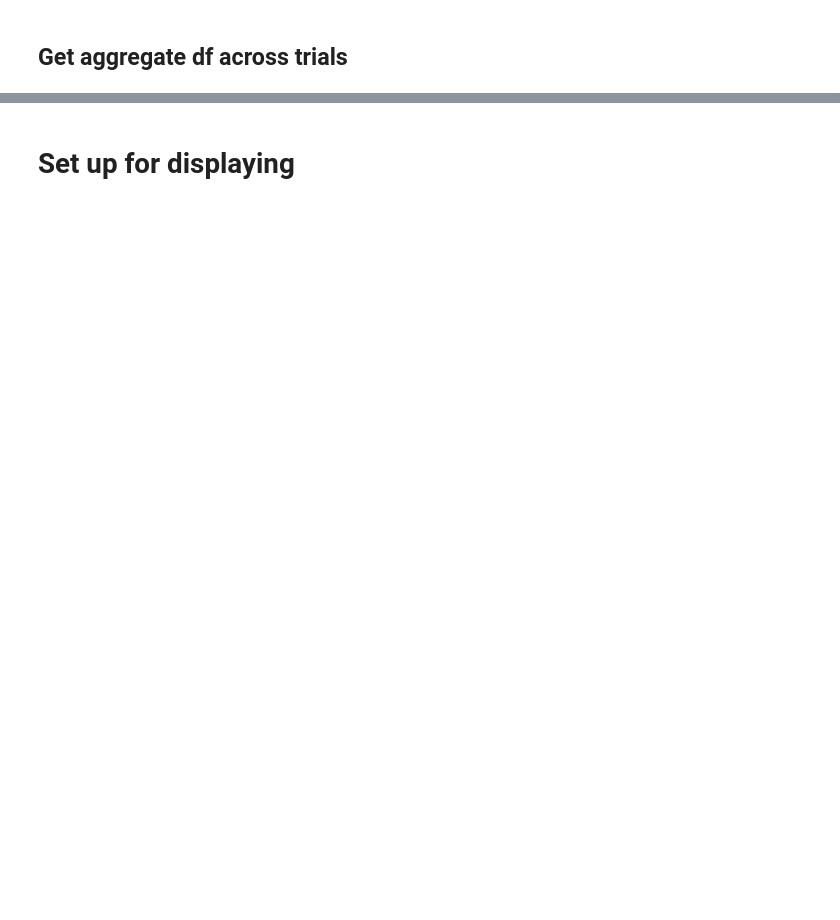
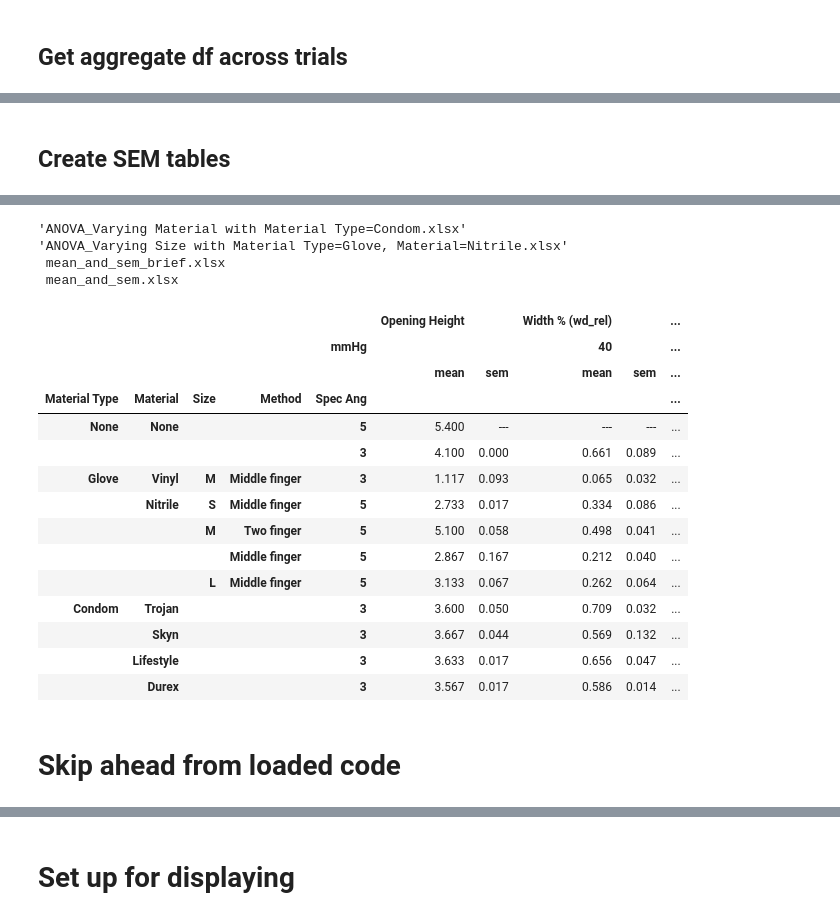
Before and after one commit to ryerrabelli/SpeculumAnalysis, a Jupyter notebook: src/notebooks/Labelbox_analysis.ipynb, the cells around one changed output, grey strips where cells are left out. Drawn from its saved outputs; the diff is of its cells as text; code cells hidden in the pictures; blank space fills up the shorter version.

```diff
--- a/src/notebooks/Labelbox_analysis.ipynb
+++ b/src/notebooks/Labelbox_analysis.ipynb
@@ -332,0 +336,27 @@ df_agg_long_flat.to_csv("data/04_aggregated/combined_df_agg_long_flat.csv")
+# %% [markdown]
+## Create SEM tables
+# %%
+#df_wide.groupby("Trial").agg(np.mean)
+#df_wide.groupby(["Size","Material","Method"]).agg([np.mean, scipy.stats.sem, np.std, np.min, np.median, np.max, np.count_nonzero], ddof=1)
+df_agg_wide = df_wide.groupby(["Speculum Type","Material Type","Material","Size","Method","Spec Ang","Spec Ht",]).agg([np.count_nonzero, np.mean, scipy.stats.sem], ddof=1)
+df_agg_wide = df_agg_wide.rename(columns={"count_nonzero":"N nonzero"}).sort_index(ascending=False)
+
+df_agg_wide_brief = df_wide.groupby(["Material Type","Material","Size","Method","Spec Ang"]).agg([np.mean, scipy.stats.sem], ddof=1)
+df_agg_wide_brief = df_agg_wide_brief.drop(columns=["ht_rel"],level=0).drop(columns=[0],level=1).sort_index(ascending=False, level=[0], sort_remaining=False)
+df_agg_wide_brief = df_agg_wide_brief.rename(columns={"Vertical Height":"Opening Height (cm)","wd_rel":"Width % (wd_rel)"})
+df_agg_wide_brief = df_agg_wide_brief.rename(index={"Unspecified":"","None":""},level=2).rename(index={"Precut":"","None":"","Two":"Two finger","Middle":"Middle finger"},level=3)
+# Save
+df_agg_wide.to_excel("data/04_aggregated/combined_df_agg_wide.xlsx")
+df_agg_wide.to_pickle("data/04_aggregated/combined_df_agg_wide.pkl")
+
+# Save table
+styled = df_agg_wide_brief.style.format(na_rep="---", precision=3)
+#df_agg_wide_brief.round(3).to_excel("outputs/tables/mean_and_sem_brief.xlsx")
+styled.to_excel("outputs/tables/mean_and_sem_brief.xlsx")
+%ls outputs/tables
+
+df_agg_wide_brief.to_excel("data/04_aggregated/combined_df_agg_wide_brief.xlsx")
+df_agg_wide_brief.to_pickle("data/04_aggregated/combined_df_agg_wide_brief.pkl")
+
+display(styled)
+# %% [output]
@@ -332,0 +364,21 @@ df_agg_long_flat.to_csv("data/04_aggregated/combined_df_agg_long_flat.csv")
+'ANOVA_Varying Material with Material Type=Condom.xlsx'
+'ANOVA_Varying Size with Material Type=Glove, Material=Nitrile.xlsx'
+ mean_and_sem_brief.xlsx
+ mean_and_sem.xlsx
+|  |  |  |  |  | Opening Height |  | Width % (wd_rel) |  | ... |
+|  |  |  |  | mmHg |  |  | 40 |  | ... |
+|  |  |  |  |  | mean | sem | mean | sem | ... |
+| Material Type | Material | Size | Method | Spec Ang |  |  |  |  | ... |
+| None | None |  |  | 5 | 5.400 | --- | --- | --- | ... |
+|  |  |  |  | 3 | 4.100 | 0.000 | 0.661 | 0.089 | ... |
+| Glove | Vinyl | M | Middle finger | 3 | 1.117 | 0.093 | 0.065 | 0.032 | ... |
+|  | Nitrile | S | Middle finger | 5 | 2.733 | 0.017 | 0.334 | 0.086 | ... |
+|  |  | M | Two finger | 5 | 5.100 | 0.058 | 0.498 | 0.041 | ... |
+|  |  |  | Middle finger | 5 | 2.867 | 0.167 | 0.212 | 0.040 | ... |
+|  |  | L | Middle finger | 5 | 3.133 | 0.067 | 0.262 | 0.064 | ... |
+| Condom | Trojan |  |  | 3 | 3.600 | 0.050 | 0.709 | 0.032 | ... |
+|  | Skyn |  |  | 3 | 3.667 | 0.044 | 0.569 | 0.132 | ... |
+|  | Lifestyle |  |  | 3 | 3.633 | 0.017 | 0.656 | 0.047 | ... |
+|  | Durex |  |  | 3 | 3.567 | 0.017 | 0.586 | 0.014 | ... |
+# %% [markdown]
+# Skip ahead from loaded code
```
Also changed, not shown: parts of 27 cells of this notebook, 38 other files.
